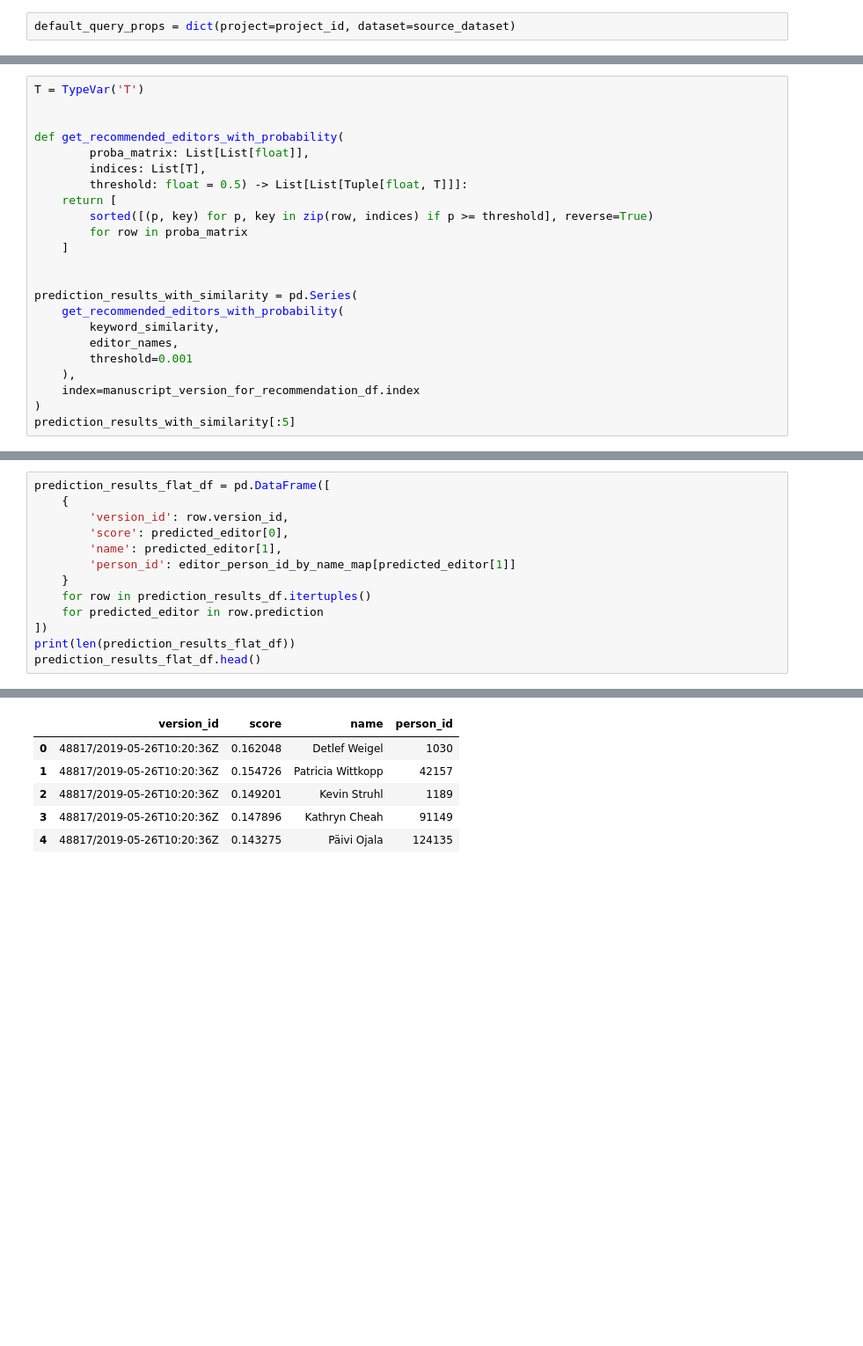
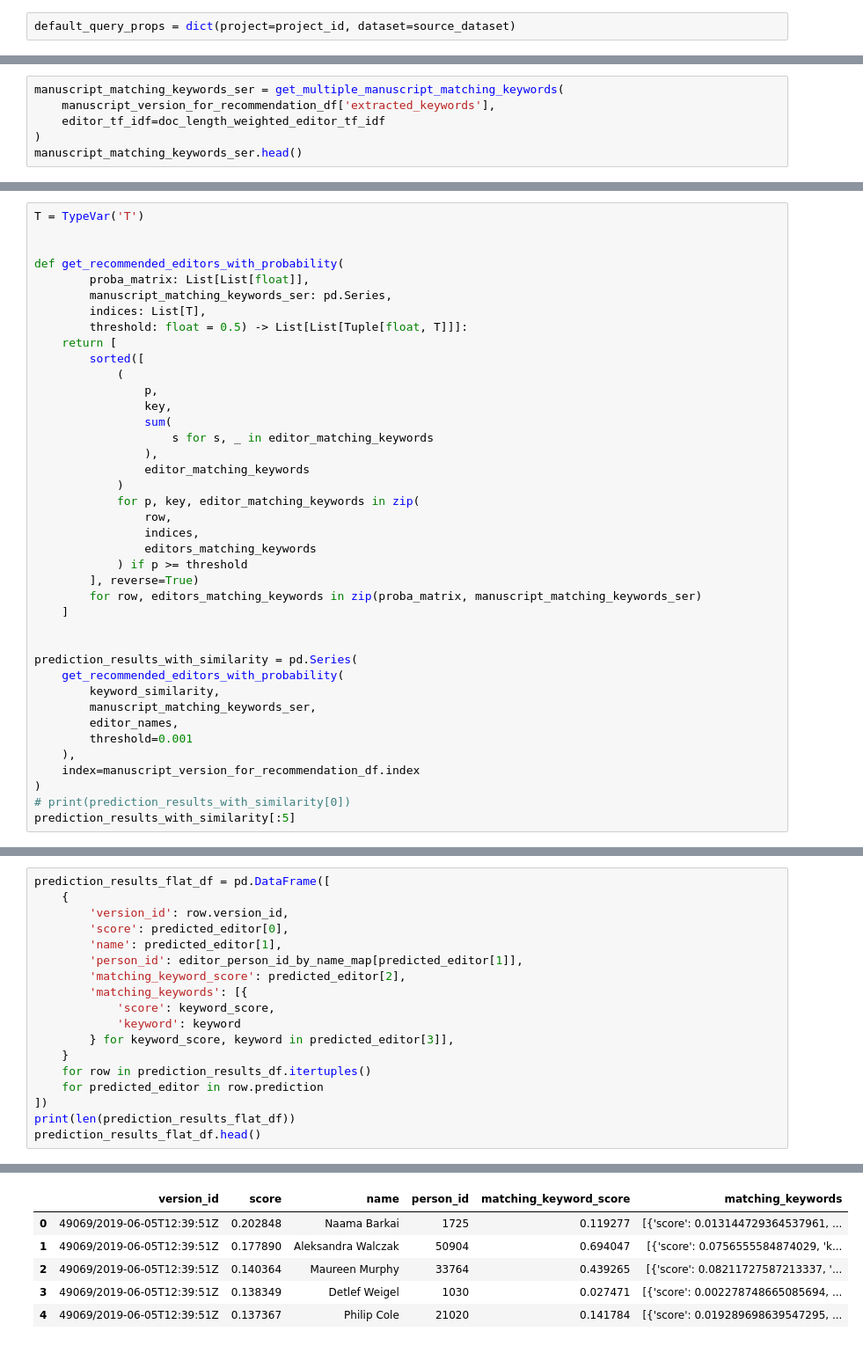
Before and after one commit to elifesciences/data-science-dags, a Jupyter notebook: notebooks/peerscout/peerscout-recommend-senior-editors.ipynb, the cells around one changed output, grey strips where cells are left out. Shown at 88% size. Cells and saved outputs as stored; diff of their text form; blank space fills up the shorter version.

Commit message:
write matching keywords

```diff
--- a/notebooks/peerscout/peerscout-recommend-senior-editors.ipynb
+++ b/notebooks/peerscout/peerscout-recommend-senior-editors.ipynb
@@ -191,0 +292,6 @@ array([[0.08878421, 0.05283914, 0.09983064, ..., 0.11813633, 0.08211483,
+# %%
+manuscript_matching_keywords_ser = get_multiple_manuscript_matching_keywords(
+    manuscript_version_for_recommendation_df['extracted_keywords'],
+    editor_tf_idf=doc_length_weighted_editor_tf_idf
+)
+manuscript_matching_keywords_ser.head()
@@ -195,21 +308,38 @@ T = TypeVar('T')
 
 def get_recommended_editors_with_probability(
         proba_matrix: List[List[float]],
+        manuscript_matching_keywords_ser: pd.Series,
         indices: List[T],
         threshold: float = 0.5) -> List[List[Tuple[float, T]]]:
     return [
-        sorted([(p, key) for p, key in zip(row, indices) if p >= threshold], reverse=True)
-        for row in proba_matrix
+        sorted([
+            (
+                p,
+                key,
+                sum(
+                    s for s, _ in editor_matching_keywords
+                ),
+                editor_matching_keywords
+            )
+            for p, key, editor_matching_keywords in zip(
+                row,
+                indices,
+                editors_matching_keywords
+            ) if p >= threshold
+        ], reverse=True)
+        for row, editors_matching_keywords in zip(proba_matrix, manuscript_matching_keywords_ser)
     ]
 
 
 prediction_results_with_similarity = pd.Series(
     get_recommended_editors_with_probability(
         keyword_similarity,
+        manuscript_matching_keywords_ser,
         editor_names,
         threshold=0.001
     ),
     index=manuscript_version_for_recommendation_df.index
 )
+# print(prediction_results_with_similarity[0])
 prediction_results_with_similarity[:5]
 # %% [output]
@@ -257,23 +387,28 @@ prediction_results_df['prediction'][0]
 # %%
 prediction_results_flat_df = pd.DataFrame([
     {
         'version_id': row.version_id,
         'score': predicted_editor[0],
         'name': predicted_editor[1],
-        'person_id': editor_person_id_by_name_map[predicted_editor[1]]
+        'person_id': editor_person_id_by_name_map[predicted_editor[1]],
+        'matching_keyword_score': predicted_editor[2],
+        'matching_keywords': [{
+            'score': keyword_score,
+            'keyword': keyword
+        } for keyword_score, keyword in predicted_editor[3]],
     }
     for row in prediction_results_df.itertuples()
     for predicted_editor in row.prediction
 ])
 print(len(prediction_results_flat_df))
 prediction_results_flat_df.head()
 # %% [output]
 8639
-|  | version_id | score | name | person_id |
-| 0 | 48817/2019-05-26T10:20:36Z | 0.162048 | Detlef Weigel | 1030 |
-| 1 | 48817/2019-05-26T10:20:36Z | 0.154726 | Patricia Wittkopp | 42157 |
-| 2 | 48817/2019-05-26T10:20:36Z | 0.149201 | Kevin Struhl | 1189 |
-| 3 | 48817/2019-05-26T10:20:36Z | 0.147896 | Kathryn Cheah | 91149 |
-| 4 | 48817/2019-05-26T10:20:36Z | 0.143275 | Päivi Ojala | 124135 |
+|  | version_id | score | name | person_id | matching_keyword_score | matching_keywords |
+| 0 | 49069/2019-06-05T12:39:51Z | 0.202848 | Naama Barkai | 1725 | 0.119277 | [{'score': 0.013144729364537961, ... |
+| 1 | 49069/2019-06-05T12:39:51Z | 0.177890 | Aleksandra Walczak | 50904 | 0.694047 | [{'score': 0.0756555584874029, 'k... |
+| 2 | 49069/2019-06-05T12:39:51Z | 0.140364 | Maureen Murphy | 33764 | 0.439265 | [{'score': 0.08211727587213337, '... |
+| 3 | 49069/2019-06-05T12:39:51Z | 0.138349 | Detlef Weigel | 1030 | 0.027471 | [{'score': 0.002278748665085694, ... |
+| 4 | 49069/2019-06-05T12:39:51Z | 0.137367 | Philip Cole | 21020 | 0.141784 | [{'score': 0.019289698639547295, ... |
 # %%
 print('writing to:', recommendation_output_table_name)
```
Also changed, not shown: parts of 13 cells of this notebook, 2 other files.
